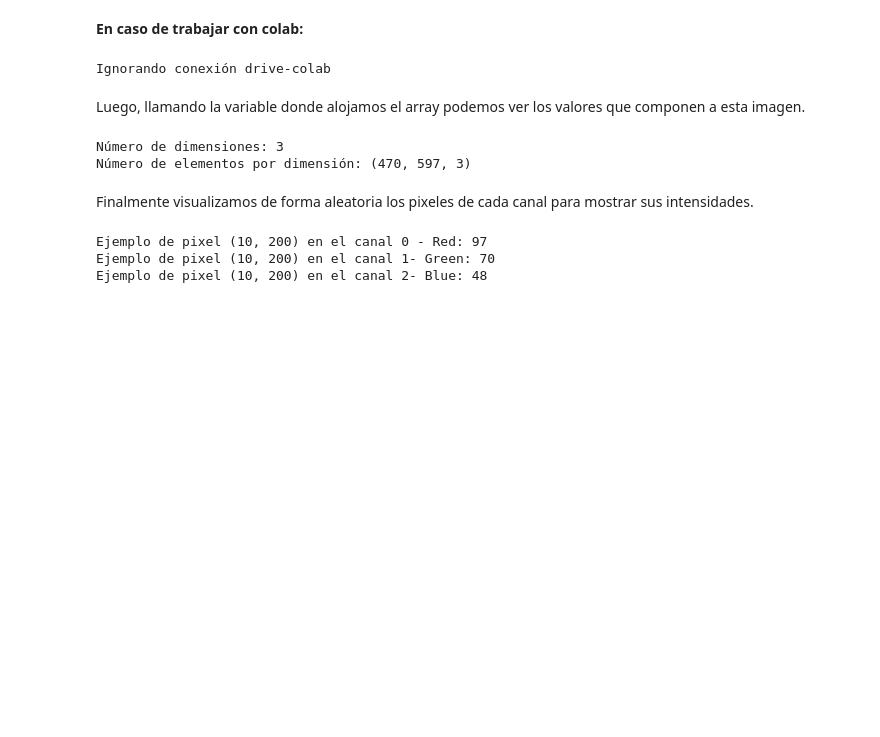
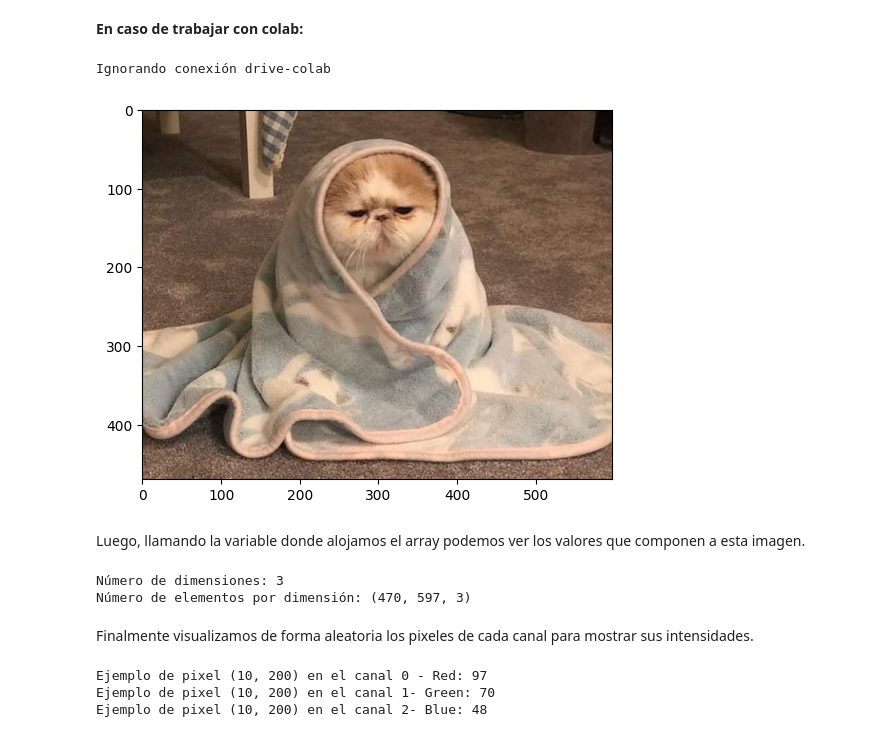
Before and after one commit to mignaciamc/mariel, a Jupyter notebook: Laboratorios/Lab02/Lab2_enunciado.ipynb, the cells around one changed output. Cells and saved outputs as stored; diff of their text form; code cells hidden in the pictures; blank space fills up the shorter version.

```diff
--- a/Laboratorios/Lab02/Lab2_enunciado.ipynb
+++ b/Laboratorios/Lab02/Lab2_enunciado.ipynb
@@ -111,19 +113,22 @@ Ignorando conexión drive-colab
 # %%
 # En este lab usaremos adicionalmente pillow, una estupenda librería
 # para manejar imágenes.
 # https://pillow.readthedocs.io/en/stable/
+import matplotlib.pyplot as plt
 
 from PIL import Image
 import numpy as np
 import plotly.express as px
 
 foto = np.array(Image.open("./images_lab/cobija.PNG").convert("RGB")) # Red Green Blue
 
 # Solo para ejemplificar, usaremos plotly (NO USARLO EN LO QUE QUEDA DEL LAB).
 # Pero en el restro del laboratorio, matplotlib debe ser usado
 
-fig = px.imshow(foto)
-fig.show()
+plt.imshow(foto)
+plt.show()
+# %% [output]
+[figure, added]
 # %% [markdown]
 Luego, llamando la variable donde alojamos el array podemos ver los valores que componen a esta imagen.
 # %%
```
Also changed, not shown: parts of 10 cells of this notebook.
